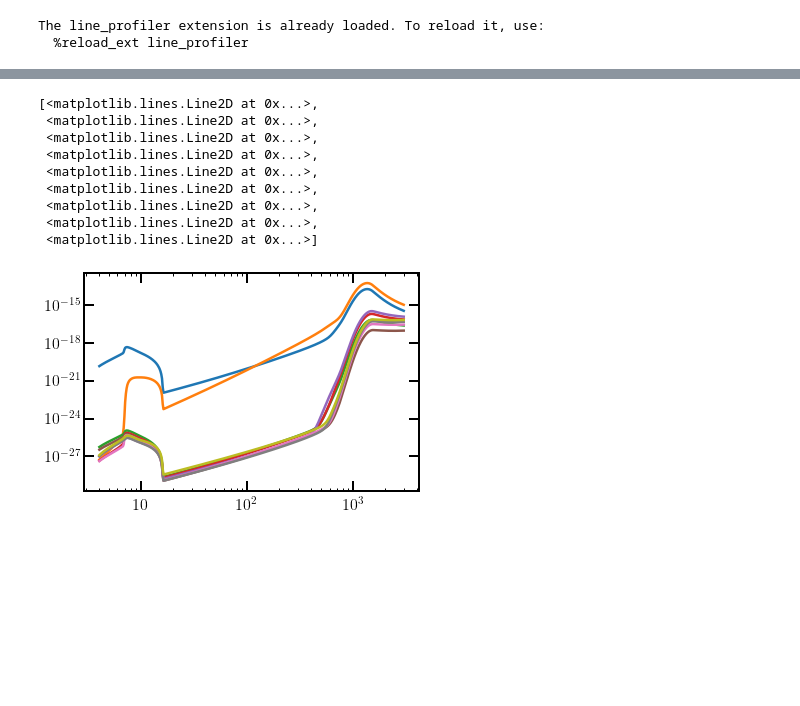
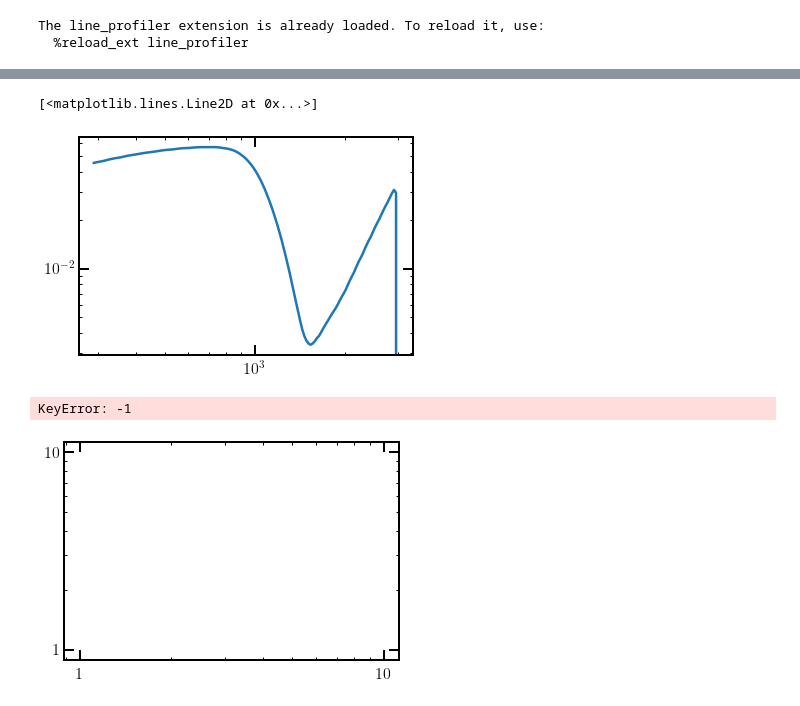
Before and after one commit to hongwanliu/DarkHistory, a Jupyter notebook: examples/DH_Upgrade/New_Results/testing.ipynb, the cells around one changed output, grey strips where cells are left out. Cells and saved outputs as stored; diff of their text form; code cells hidden in the pictures; blank space fills up the shorter version.

```diff
--- a/examples/DH_Upgrade/New_Results/testing.ipynb
+++ b/examples/DH_Upgrade/New_Results/testing.ipynb
@@ -321,25 +321,36 @@ Line #      Hits         Time  Per Hit   % Time  Line Contents
    534
    535
    536         1          1.0      1.0      0.0      return BB, BB_2s1s
-# %%
-test_data = pickle.load(open('/scratch/gpfs/hongwanl/DarkHistory/scratch/log10mDM_5.7432_elec_swave_log10param_-30.1732_scratch_ind_4.p', 'rb'))
+# %%
+#
+test_data = pickle.load(open('/scratch/gpfs/hongwanl/DarkHistory/CMB_anisotropy/max_CMB_no_BR_no_distort_TLA/log10mDM_5.9620_phot_decay_log10param_26.0000_max_CMB_no_BR_no_distort_TLA_ind_205.p','rb'))
+
+plt.figure()
+
+plt.loglog()
+
+plt.plot(test_data['data']['rs'], test_data['data']['f']['H ion'])
+# %% [output]
+[<matplotlib.lines.Line2D at 0x...>]
+[figure, added]
 # %%
+test_data = pickle.load(open('/scratch/gpfs/hongwanl/DarkHistory/full_distortion/max_CMB_nmax_200_Puchwein/log10mDM_7.2554_phot_decay_log10param_24.4924_max_CMB_nmax_200_Puchwein_ind_134.p', 'rb'))
+
 plt.figure()
 
 plt.loglog()
 
 rs_ary = test_data['data'][-1]['rs']
+xe_ary = test_data['data'][-1]['x'][:,0]
 x_full_ary = test_data['data'][-1]['x_full']
 
-plt.plot(rs_ary, x_full_ary[1:,1:])
+plt.plot(rs_ary, x_full_ary[:,1:])
+
+plt.figure()
+
+plt.loglog()
+
+plt.plot(rs_ary, xe_ary)
 # %% [output]
-[<matplotlib.lines.Line2D at 0x...>,
- <matplotlib.lines.Line2D at 0x...>,
- <matplotlib.lines.Line2D at 0x...>,
- <matplotlib.lines.Line2D at 0x...>,
- <matplotlib.lines.Line2D at 0x...>,
- <matplotlib.lines.Line2D at 0x...>,
- <matplotlib.lines.Line2D at 0x...>,
- <matplotlib.lines.Line2D at 0x...>,
- <matplotlib.lines.Line2D at 0x...>]
+KeyError: -1
-[figure, old version]
+[figure, new version]
```
Also changed, not shown: parts of 9 cells of this notebook, 4 other files.
